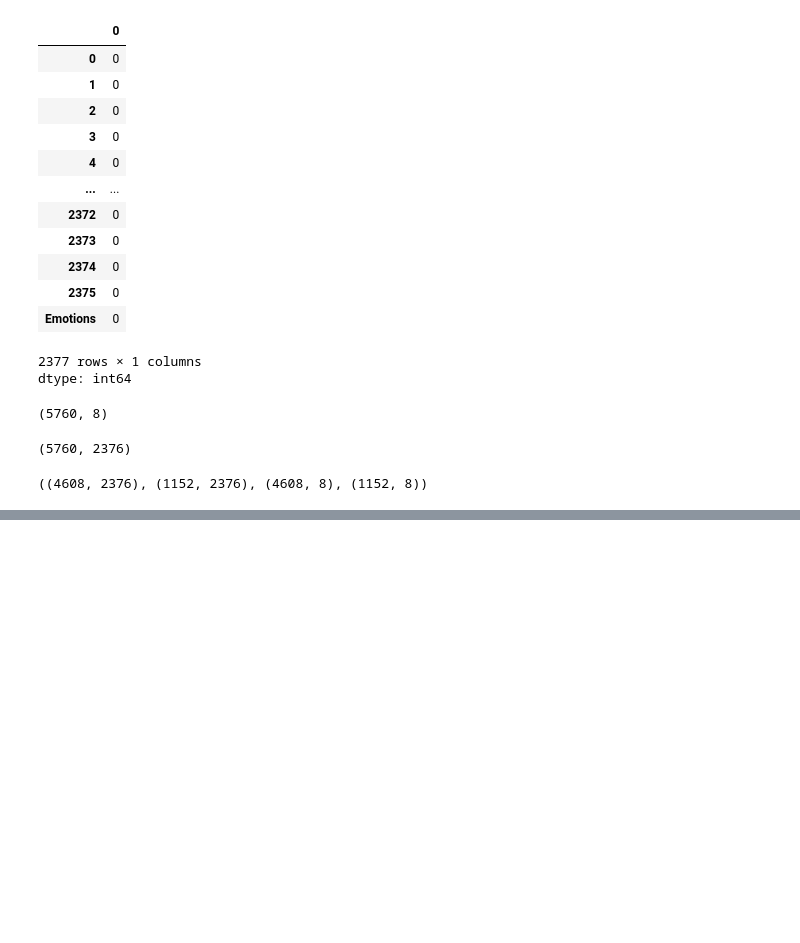
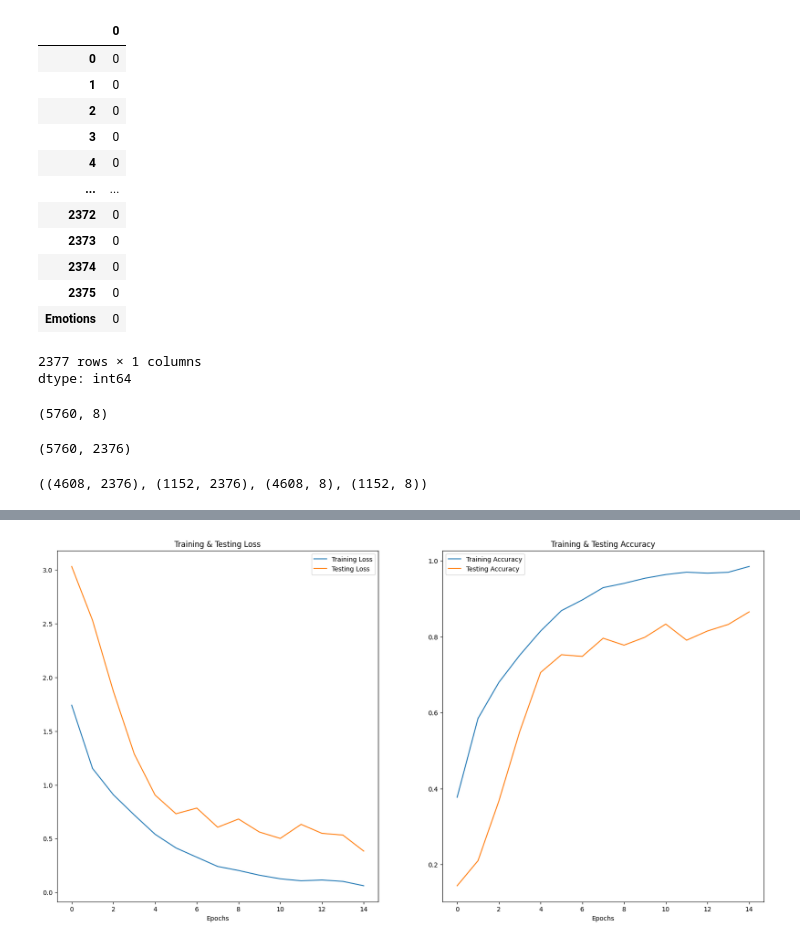
Before and after one commit to Evans-tats/CodeAlpha_Emotion-Recognition-from-Speech, a Jupyter notebook: Emotion_Recognition_from_Speech.ipynb, the cells around one changed output, grey strips where cells are left out. Cells and saved outputs as stored; diff of their text form; code cells hidden in the pictures; blank space fills up the shorter version.

```diff
--- a/Emotion_Recognition_from_Speech.ipynb
+++ b/Emotion_Recognition_from_Speech.ipynb
@@ -388,0 +463,13 @@ X_train.shape, y_train.shape, X_test.shape, y_test.shape
+# %%
+!pip install tensorflow --quite
+
+from tensorflow import keras
+# import tensorflow.keras.layers as L
+
+from keras.callbacks import ModelCheckpoint, EarlyStopping, ReduceLROnPlateau
+
+model_checkpoint = ModelCheckpoint('best_model.weights.h5', monitor='val_accuracy', save_best_only=True, save_weights_only=True)
+
+early_stop = EarlyStopping(monitor='val_accuracy', mode='auto', patience=5, restore_best_weights=True )
+
+lr_reduction=ReduceLROnPlateau(monitor='val_accuracy', patience=3, verbose=1, factor=0.5, min_lr=0.00001)
@@ -388,0 +494,4 @@ X_train.shape, y_train.shape, X_test.shape, y_test.shape
+# %%
+x_traincnn = np.expand_dims(x_train, axis=2)
+x_testcnn = np.expand_dims(x_test, axis=2)
+x_traincnn.shape, x_testcnn.shape, y_train.shape, y_test.shape
@@ -388,0 +566,2 @@ X_train.shape, y_train.shape, X_test.shape, y_test.shape
+# %%
+history=model.fit(x_traincnn,y_train, epochs=15,validation_data=(x_testcnn,y_test),batch_size=32,callbacks=[model_checkpoint,early_stop,lr_reduction])
@@ -388,0 +594,23 @@ X_train.shape, y_train.shape, X_test.shape, y_test.shape
+# %%
+epochs = [i for i in range(15)]
+fig , ax = plt.subplots(1,2)
+train_acc = history.history['accuracy']
+train_loss= history.history['loss']
+test_acc = history.history['val_accuracy']
+test_loss = history.history['val_loss']
+
+fig.set_size_inches(20,10)
+ax[0].plot(epochs , train_loss , label = 'Training Loss')
+ax[0].plot(epochs, test_loss,label = 'Testing Loss')
+ax[0].set_title('Training & Testing Loss')
+ax[0].legend()
+ax[0].set_xlabel("Epochs")
+
+ax[1].plot(epochs , train_acc , label = 'Training Accuracy')
+ax[1].plot(epochs, test_acc,label = 'Testing Accuracy')
+ax[1].set_title('Training & Testing Accuracy')
+ax[1].legend()
+ax[1].set_xlabel("Epochs")
+plt.show()
+# %% [output]
+[figure, added]
```
Also changed, not shown: parts of 50 cells of this notebook.
